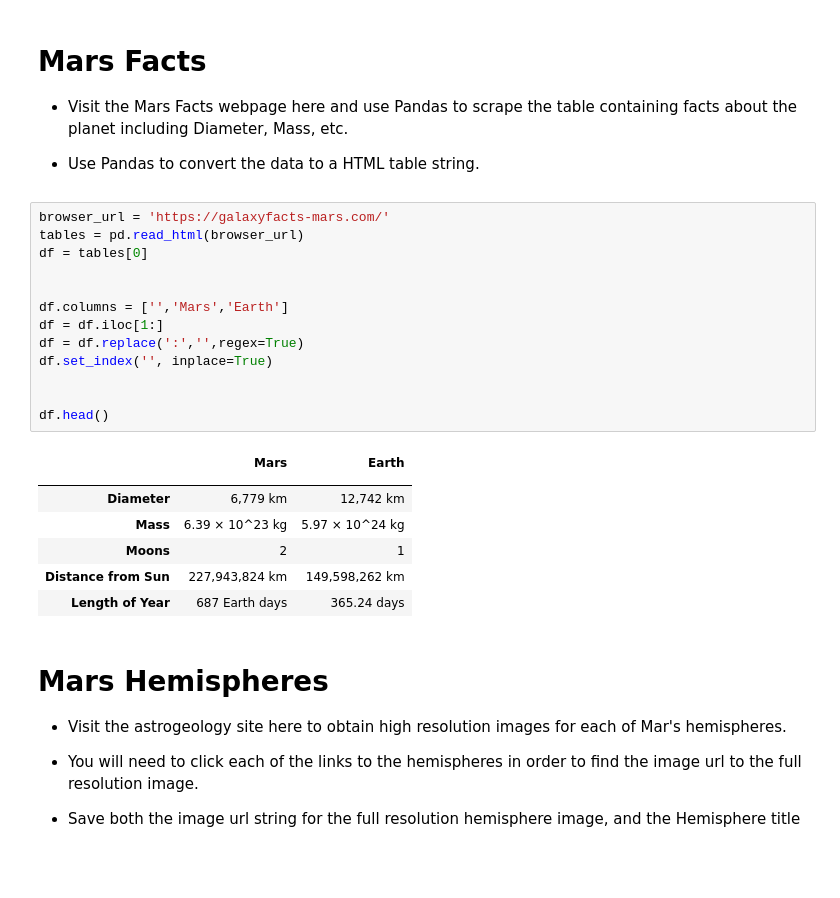
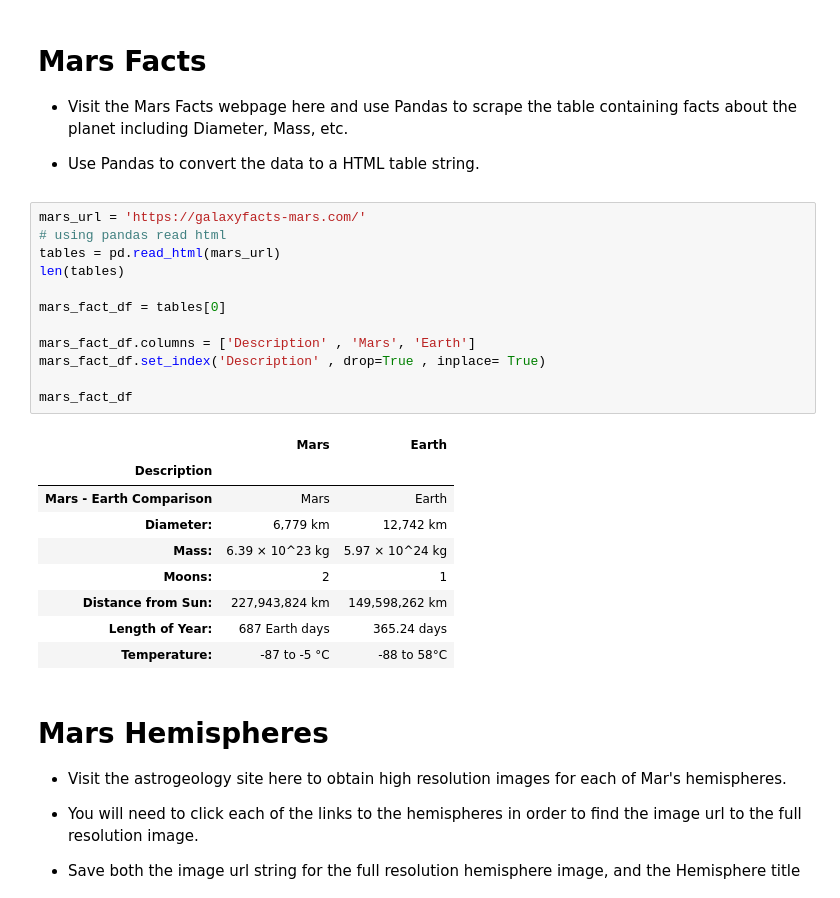
Before and after one commit to LOT60/web-scraping-challenge, a Jupyter notebook: Missions_to_Mars/mission_to_mars.ipynb, the cells around one changed output. Cells and saved outputs as stored; diff of their text form; blank space fills up the shorter version.

```diff
--- a/Missions_to_Mars/mission_to_mars.ipynb
+++ b/Missions_to_Mars/mission_to_mars.ipynb
@@ -70,26 +65,27 @@ print(featured_image_url)
 
 * Use Pandas to convert the data to a HTML table string.
 # %%
-browser_url = 'https://galaxyfacts-mars.com/'
-tables = pd.read_html(browser_url)
-df = tables[0]
+mars_url = 'https://galaxyfacts-mars.com/'
+# using pandas read html
+tables = pd.read_html(mars_url)
+len(tables)
 
+mars_fact_df = tables[0]
 
-df.columns = ['','Mars','Earth']
-df = df.iloc[1:]
-df = df.replace(':','',regex=True)
-df.set_index('', inplace=True)
+mars_fact_df.columns = ['Description' , 'Mars', 'Earth']
+mars_fact_df.set_index('Description' , drop=True , inplace= True)
 
-
-df.head()
+mars_fact_df
 # %% [output]
 |  | Mars | Earth |
-|  |  |  |
-| Diameter | 6,779 km | 12,742 km |
-| Mass | 6.39 × 10^23 kg | 5.97 × 10^24 kg |
-| Moons | 2 | 1 |
-| Distance from Sun | 227,943,824 km | 149,598,262 km |
-| Length of Year | 687 Earth days | 365.24 days |
+| Description |  |  |
+| Mars - Earth Comparison | Mars | Earth |
+| Diameter: | 6,779 km | 12,742 km |
+| Mass: | 6.39 × 10^23 kg | 5.97 × 10^24 kg |
+| Moons: | 2 | 1 |
+| Distance from Sun: | 227,943,824 km | 149,598,262 km |
+| Length of Year: | 687 Earth days | 365.24 days |
+| Temperature: | -87 to -5 °C | -88 to 58°C |
 # %% [markdown]
 # Mars Hemispheres
 
```
Also changed, not shown: parts of 9 cells of this notebook, 3 other files.
